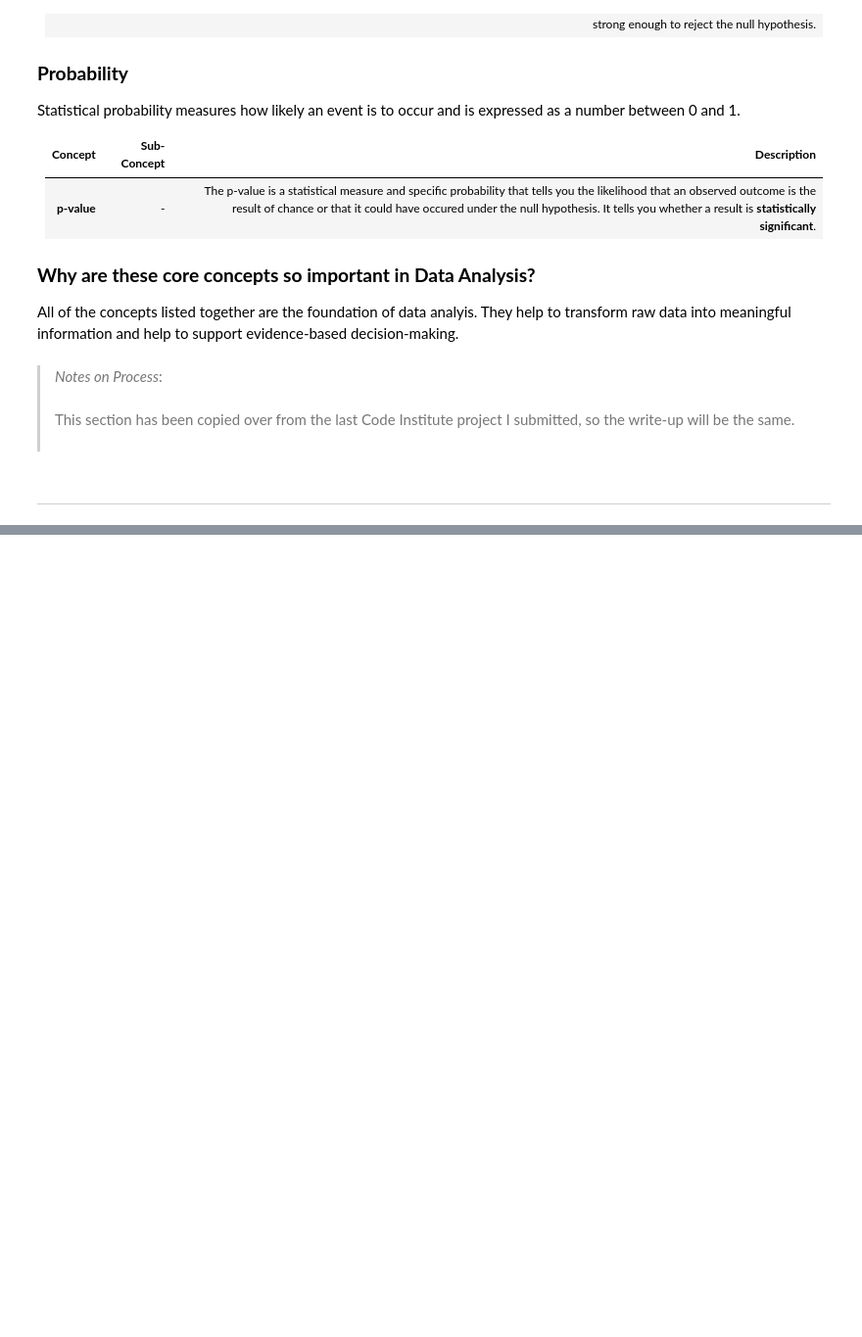
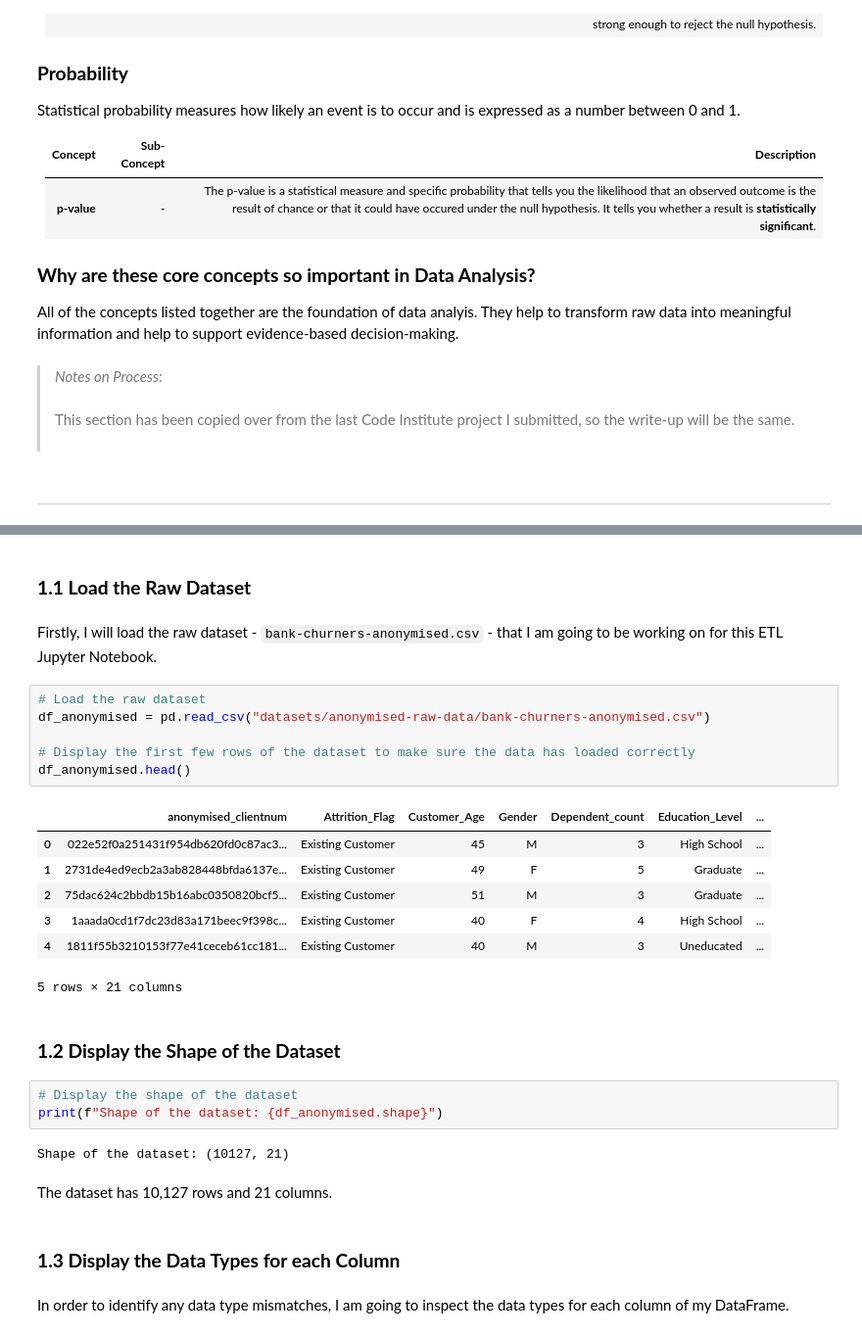
Before and after one commit to elhope23/credit-card-customer-churn-analysis, a Jupyter notebook: jupyter_notebooks/Stage2-ETL.ipynb, the cells around one changed output, grey strips where cells are left out. Shown at 98% size. Drawn from its saved outputs; the diff is of its cells as text; blank space fills up the shorter version.

```diff
--- a/jupyter_notebooks/Stage2-ETL.ipynb
+++ b/jupyter_notebooks/Stage2-ETL.ipynb
@@ -106,0 +127,31 @@ All of the concepts listed together are the foundation of data analyis. They hel
+# %% [markdown]
+### **1.1 Load the Raw Dataset**
+# %% [markdown]
+Firstly, I will load the raw dataset - `bank-churners-anonymised.csv` - that I am going to be working on for this ETL Jupyter Notebook.
+# %%
+# Load the raw dataset
+df_anonymised = pd.read_csv("datasets/anonymised-raw-data/bank-churners-anonymised.csv")
+
+# Display the first few rows of the dataset to make sure the data has loaded correctly
+df_anonymised.head()
+# %% [output]
+|  | anonymised_clientnum | Attrition_Flag | Customer_Age | Gender | Dependent_count | Education_Level | ... |
+| 0 | 022e52f0a251431f954db620fd0c87ac3... | Existing Customer | 45 | M | 3 | High School | ... |
+| 1 | 2731de4ed9ecb2a3ab828448bfda6137e... | Existing Customer | 49 | F | 5 | Graduate | ... |
+| 2 | 75dac624c2bbdb15b16abc0350820bcf5... | Existing Customer | 51 | M | 3 | Graduate | ... |
+| 3 | 1aaada0cd1f7dc23d83a171beec9f398c... | Existing Customer | 40 | F | 4 | High School | ... |
+| 4 | 1811f55b3210153f77e41ceceb61cc181... | Existing Customer | 40 | M | 3 | Uneducated | ... |
+5 rows × 21 columns
+# %% [markdown]
+### **1.2 Display the Shape of the Dataset**
+# %%
+# Display the shape of the dataset
+print(f"Shape of the dataset: {df_anonymised.shape}")
+# %% [output]
+Shape of the dataset: (10127, 21)
+# %% [markdown]
+The dataset has 10,127 rows and 21 columns.
+# %% [markdown]
+### **1.3 Display the Data Types for each Column**
+# %% [markdown]
+In order to identify any data type mismatches, I am going to inspect the data types for each column of my DataFrame.
```
Also changed, not shown: parts of 15 cells of this notebook.
